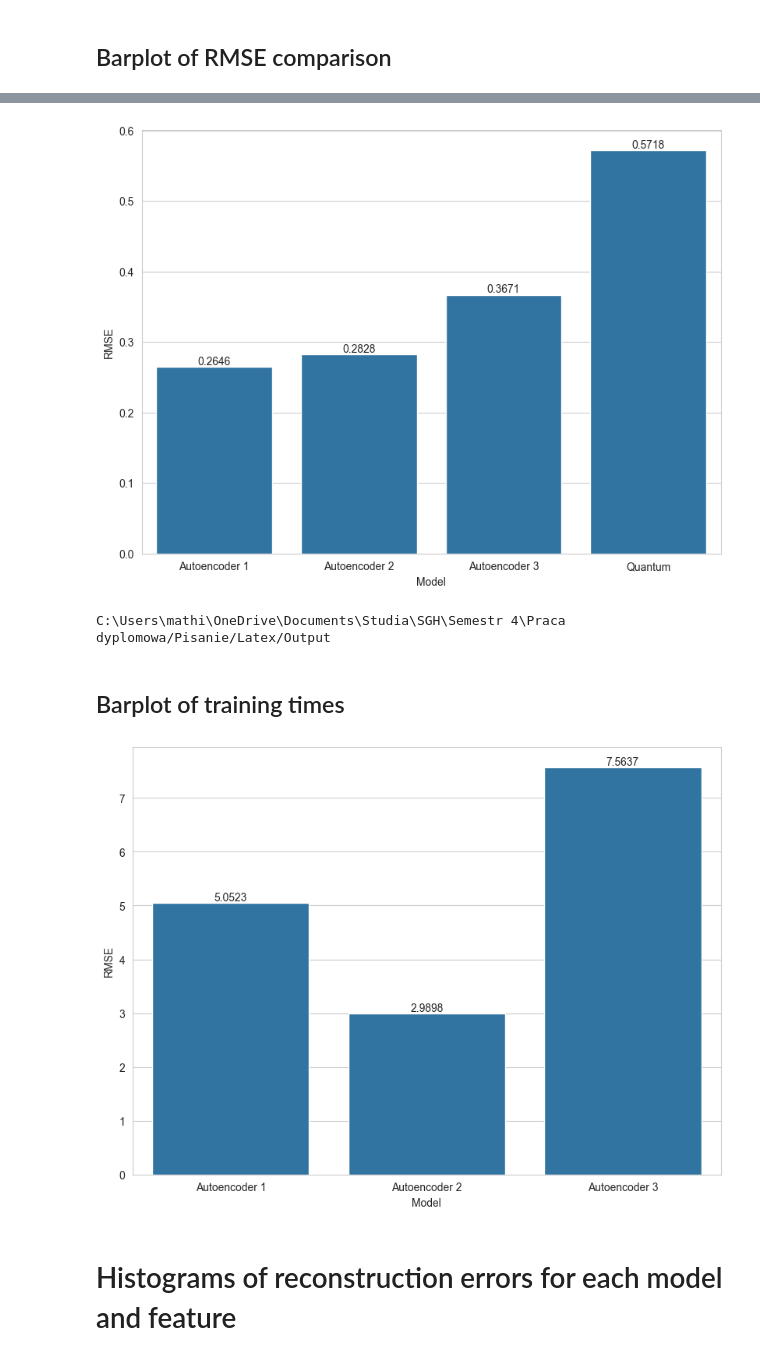
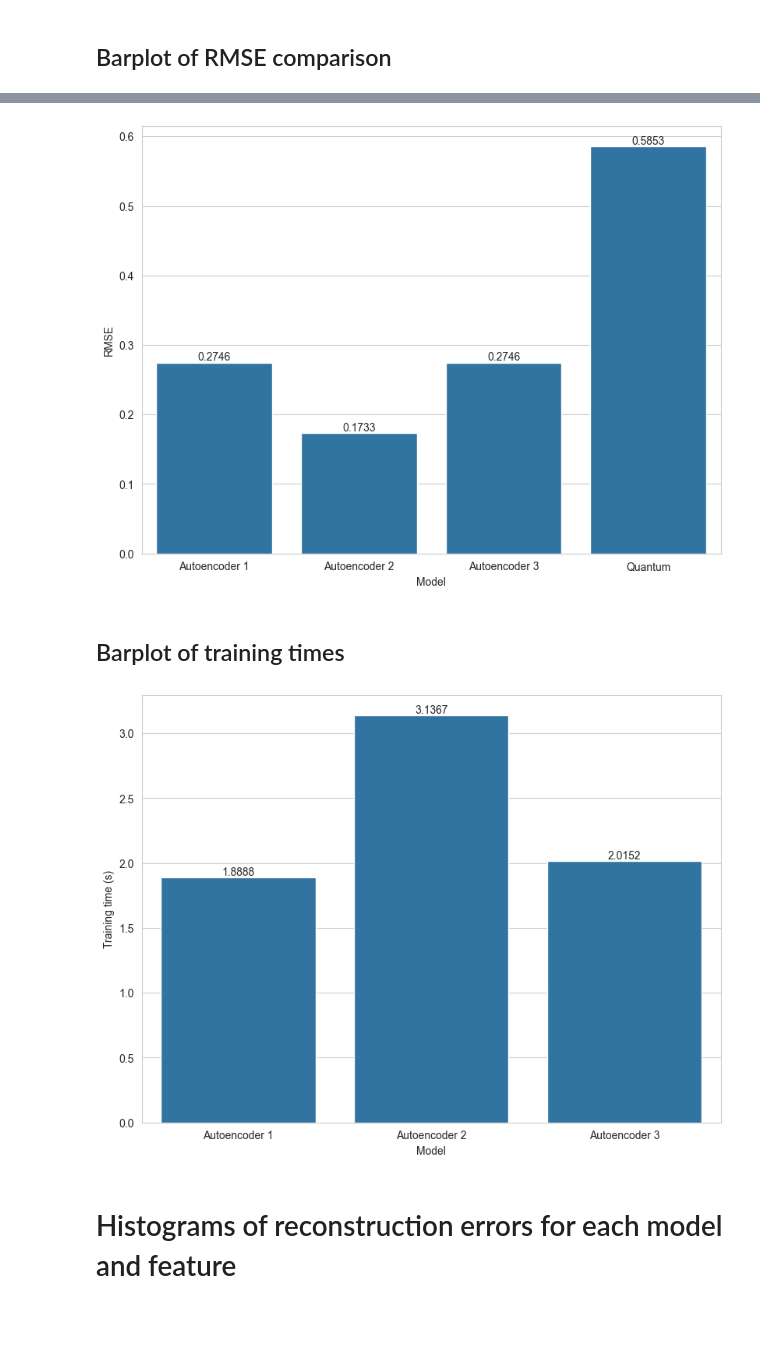
Before and after one commit to MathiaFiorelli/Praca-dyplomowa, a Jupyter notebook: Code/Model Analysis.ipynb, the cells around one changed output, grey strips where cells are left out. Drawn from its saved outputs; the diff is of its cells as text; code cells hidden in the pictures; blank space fills up the shorter version.

```diff
--- a/Code/Model Analysis.ipynb
+++ b/Code/Model Analysis.ipynb
@@ -16,8 +16,14 @@ import numpy as np
 # %% [markdown]
 # Read DF
 # %%
+selected_features = ['Operational setting 1', 'Ps30', 'phi', 'Nc', 'T30', 'W31']
+
 filepath = r'C:\Users\mathi\OneDrive\Documents\Studia\SGH\Semestr 4\Praca dyplomowa'
-df = pd.read_excel(f'{filepath}/Output/Preprocessed.xlsx',sheet_name='Preprocessed DF')
+df = pd.read_excel(f'{filepath}/Output/Preprocessed.xlsx',sheet_name='Scaled DF',usecols=selected_features)
 X = torch.tensor(df.values, dtype=torch.float32)
+
+df_original = pd.read_excel(f'{filepath}/Output/Preprocessed.xlsx',sheet_name='Scaled DF')
+df_original['Data']='Original'
+
 df.head()
 # %% [output]
@@ -541,28 +536,24 @@ for container in axes.containers:
 axes.set_ylabel('RMSE')
 fig.savefig(f'{filepath}/Pisanie/Latex/Output/Model_Analysis/Summary RMSE Barplot.png')
 # %% [output]
-[figure, old version]
+[figure, new version]
-# %%
-print(f'{filepath}/Pisanie/Latex/Output')
-# %% [output]
-C:\Users\mathi\OneDrive\Documents\Studia\SGH\Semestr 4\Praca dyplomowa/Pisanie/Latex/Output
 # %% [markdown]
 ## Barplot of training times
 # %%
 fig, axes = plt.subplots(figsize=(8,6),
                             # dpi=300,
                             layout='constrained',
                             )
 sns.barplot(data=df_summary_vis.loc[(df_summary_vis['Metric']=='Training time (s)')&(df_summary_vis['Model']!='Quantum')],
             x='Model', y='Value', ax=axes)
 
 for container in axes.containers:
     axes.bar_label(container)
 
-axes.set_ylabel('RMSE')
+axes.set_ylabel('Training time (s)')
 fig.savefig(f'{filepath}/Pisanie/Latex/Output/Model_Analysis/Summary Time Barplot.png')
 # %% [output]
-[figure, old version]
+[figure, new version]
 # %% [markdown]
 # Histograms of reconstruction errors for each model and feature
 # %%
```
Also changed, not shown: parts of 25 cells of this notebook, 7 other files.
